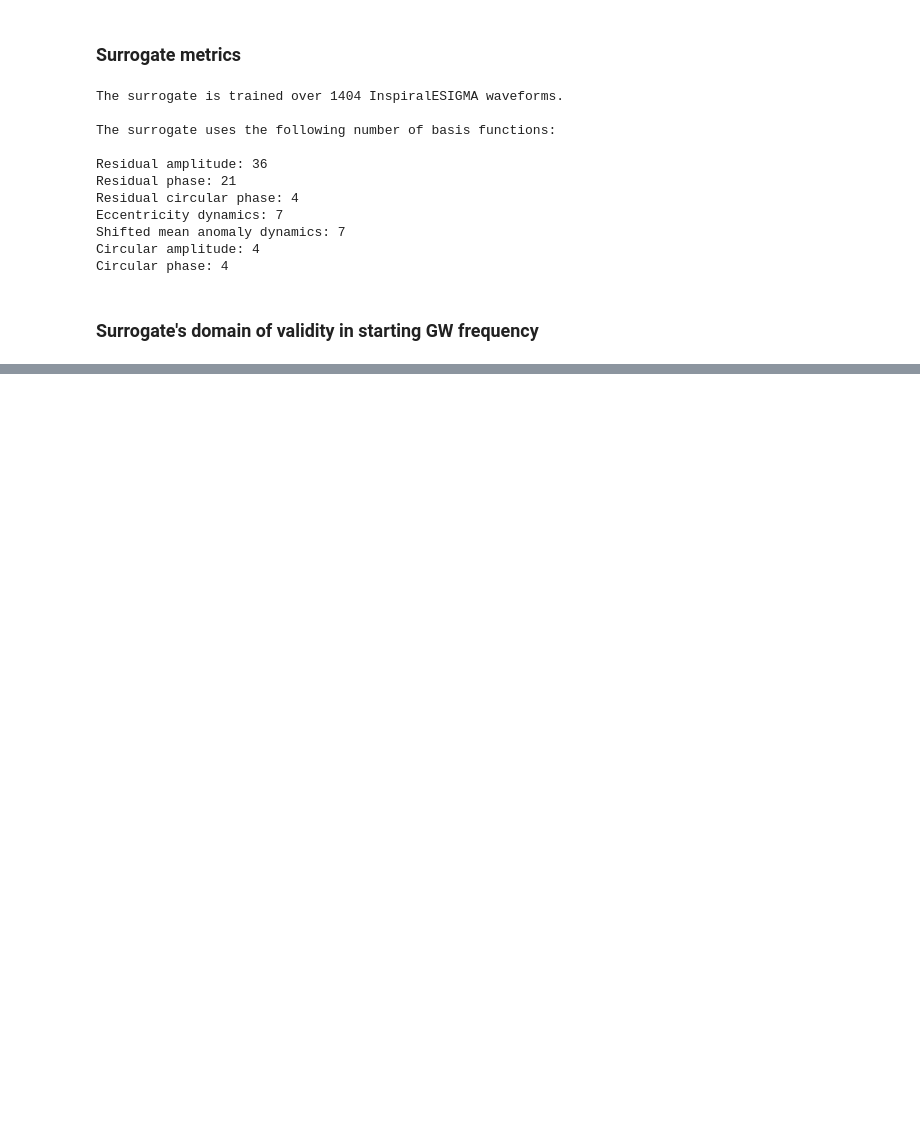
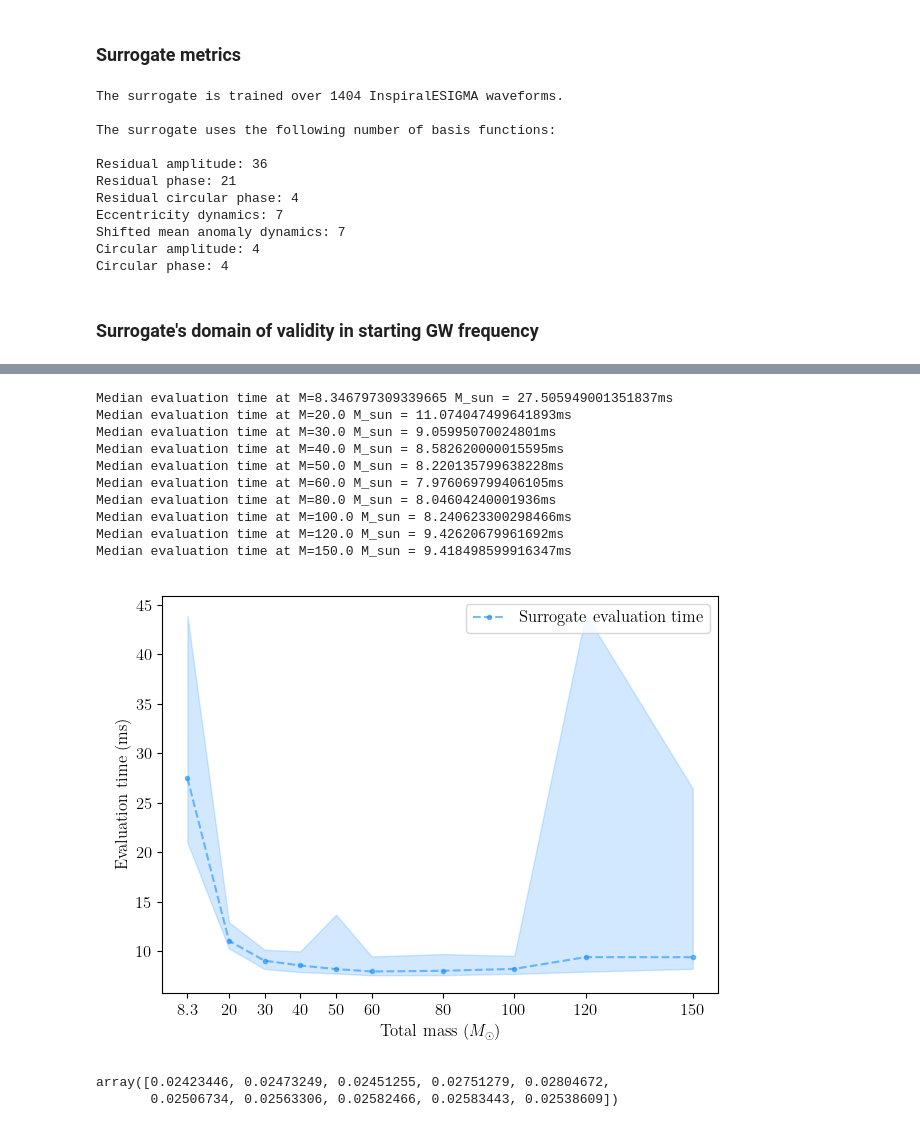
Before and after one commit to Akash-Maurya-0899/esigmapy, a Jupyter notebook: notebooks/EsigmaSur_generation.ipynb, the cells around one changed output, grey strips where cells are left out. Drawn from its saved outputs; the diff is of its cells as text; code cells hidden in the pictures; blank space fills up the shorter version.

```diff
--- a/notebooks/EsigmaSur_generation.ipynb
+++ b/notebooks/EsigmaSur_generation.ipynb
@@ -404,3 +454,61 @@ Text(0.5, 0, '$t (s)$')
+# %%
+import matplotlib.ticker as mticker
+fig, ax = plt.subplots()
+ax.set_xlabel("Total mass ($M_\\odot$)")
+ax.set_ylabel("Evaluation time (ms)")
+# ax.set_yscale("log")
+
+alpha_scatter = 0.6
+alpha_fill = 0.2
+color = "dodgerblue"
+
+for mass, eval_times in sur_eval_times_dict.items():
+    eval_times = np.asarray(eval_times)
+    print(f"Median evaluation time at M={mass} M_sun = {np.median(eval_times*1.e3)}ms")
+
+sur_eval_times_array = np.asarray(list(sur_eval_times_dict.values()))
+sur_eval_times_median = np.median(sur_eval_times_array, axis=-1)
+sur_speed_min = np.min(sur_eval_times_array, axis=-1)
+sur_speed_max = np.max(sur_eval_times_array, axis=-1)
+
+ax.plot(total_mass_array, sur_eval_times_median * 1.e3,
+                ls="--", color=color, marker=".", alpha=alpha_scatter,
+                label="Surrogate evaluation time")
+ax.fill_between(total_mass_array,
+                sur_speed_min * 1.e3,
+                sur_speed_max * 1.e3,
+                color=color, alpha=alpha_fill)
+
+
+# Caution!!! Only the first tick will be shown with a decimal entry
+def mixed_formatter(x, pos):
+    # pos = index of tick in visible ticks
+    if pos == 0:
+        return f"{x:.1f}"   # first tick: 1 decimal place
+    else:
+        return f"{x:.0f}"   # others: no decimals
+ax.xaxis.set_major_formatter(mticker.FuncFormatter(mixed_formatter))
+plt.xticks(total_mass_array)
+
+plt.legend()
+plt.tight_layout()
+# %% [output]
+Median evaluation time at M=8.346797309339665 M_sun = 27.505949001351837ms
+Median evaluation time at M=20.0 M_sun = 11.074047499641893ms
+Median evaluation time at M=30.0 M_sun = 9.05995070024801ms
+Median evaluation time at M=40.0 M_sun = 8.582620000015595ms
+Median evaluation time at M=50.0 M_sun = 8.220135799638228ms
+Median evaluation time at M=60.0 M_sun = 7.976069799406105ms
+Median evaluation time at M=80.0 M_sun = 8.04604240001936ms
+Median evaluation time at M=100.0 M_sun = 8.240623300298466ms
+Median evaluation time at M=120.0 M_sun = 9.42620679961692ms
+Median evaluation time at M=150.0 M_sun = 9.418498599916347ms
+[figure, added]
+# %%
+sur_speed_median
+# %% [output]
+array([0.02423446, 0.02473249, 0.02451255, 0.02751279, 0.02804672,
+       0.02506734, 0.02563306, 0.02582466, 0.02583443, 0.02538609])
 # %%
 %%timeit
 
```
Also changed, not shown: parts of 26 cells of this notebook.
